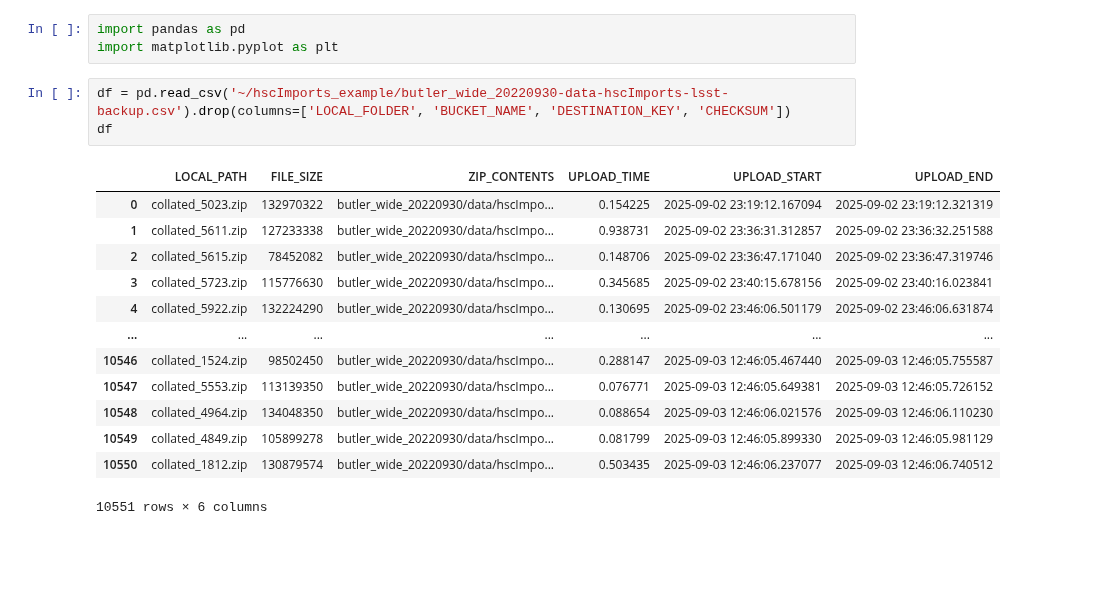
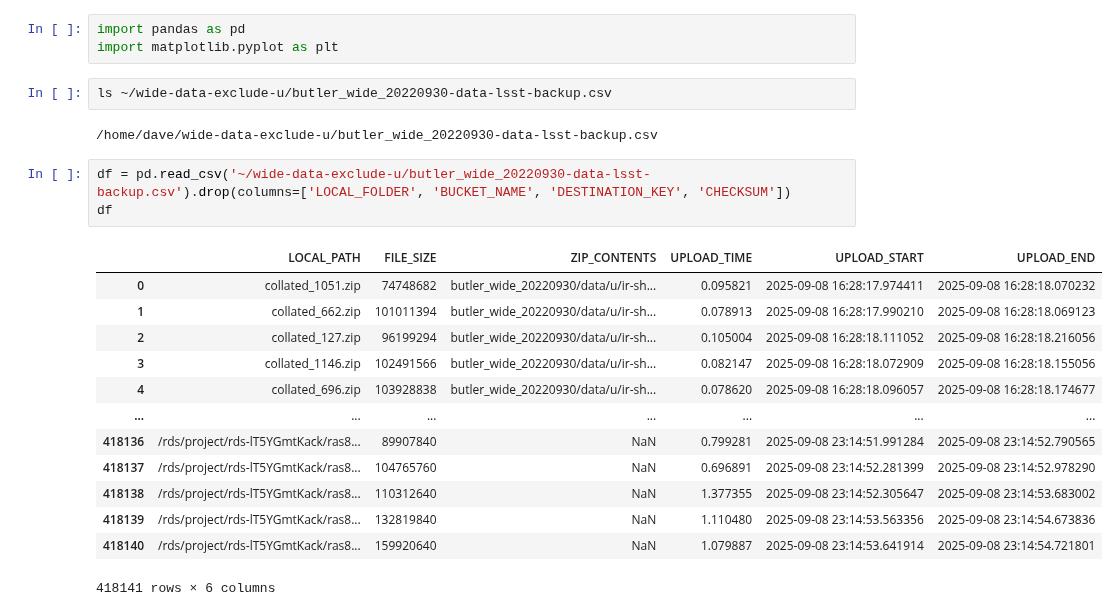
Before and after one commit to lsst-uk/csd3-echo-somerville, a Jupyter notebook: csd3-side/notebooks/transfer_speeds_from_log.ipynb, the cells around one changed output. Drawn from its saved outputs; the diff is of its cells as text; blank space fills up the shorter version.

```diff
--- a/csd3-side/notebooks/transfer_speeds_from_log.ipynb
+++ b/csd3-side/notebooks/transfer_speeds_from_log.ipynb
@@ -1,23 +1,27 @@
 # %%
 import pandas as pd
 import matplotlib.pyplot as plt
+# %%
+ls ~/wide-data-exclude-u/butler_wide_20220930-data-lsst-backup.csv
+# %% [output]
+/home/dave/wide-data-exclude-u/butler_wide_20220930-data-lsst-backup.csv
 # %%
-df = pd.read_csv('~/hscImports_example/butler_wide_20220930-data-hscImports-lsst-backup.csv').drop(columns=['LOCAL_FOLDER', 'BUCKET_NAME', 'DESTINATION_KEY', 'CHECKSUM'])
+df = pd.read_csv('~/wide-data-exclude-u/butler_wide_20220930-data-lsst-backup.csv').drop(columns=['LOCAL_FOLDER', 'BUCKET_NAME', 'DESTINATION_KEY', 'CHECKSUM'])
 df
 # %% [output]
 |  | LOCAL_PATH | FILE_SIZE | ZIP_CONTENTS | UPLOAD_TIME | UPLOAD_START | UPLOAD_END |
-| 0 | collated_5023.zip | 132970322 | butler_wide_20220930/data/hscImpo... | 0.154225 | 2025-09-02 23:19:12.167094 | 2025-09-02 23:19:12.321319 |
-| 1 | collated_5611.zip | 127233338 | butler_wide_20220930/data/hscImpo... | 0.938731 | 2025-09-02 23:36:31.312857 | 2025-09-02 23:36:32.251588 |
-| 2 | collated_5615.zip | 78452082 | butler_wide_20220930/data/hscImpo... | 0.148706 | 2025-09-02 23:36:47.171040 | 2025-09-02 23:36:47.319746 |
-| 3 | collated_5723.zip | 115776630 | butler_wide_20220930/data/hscImpo... | 0.345685 | 2025-09-02 23:40:15.678156 | 2025-09-02 23:40:16.023841 |
-| 4 | collated_5922.zip | 132224290 | butler_wide_20220930/data/hscImpo... | 0.130695 | 2025-09-02 23:46:06.501179 | 2025-09-02 23:46:06.631874 |
+| 0 | collated_1051.zip | 74748682 | butler_wide_20220930/data/u/ir-sh... | 0.095821 | 2025-09-08 16:28:17.974411 | 2025-09-08 16:28:18.070232 |
+| 1 | collated_662.zip | 101011394 | butler_wide_20220930/data/u/ir-sh... | 0.078913 | 2025-09-08 16:28:17.990210 | 2025-09-08 16:28:18.069123 |
+| 2 | collated_127.zip | 96199294 | butler_wide_20220930/data/u/ir-sh... | 0.105004 | 2025-09-08 16:28:18.111052 | 2025-09-08 16:28:18.216056 |
+| 3 | collated_1146.zip | 102491566 | butler_wide_20220930/data/u/ir-sh... | 0.082147 | 2025-09-08 16:28:18.072909 | 2025-09-08 16:28:18.155056 |
+| 4 | collated_696.zip | 103928838 | butler_wide_20220930/data/u/ir-sh... | 0.078620 | 2025-09-08 16:28:18.096057 | 2025-09-08 16:28:18.174677 |
 | ... | ... | ... | ... | ... | ... | ... |
-| 10546 | collated_1524.zip | 98502450 | butler_wide_20220930/data/hscImpo... | 0.288147 | 2025-09-03 12:46:05.467440 | 2025-09-03 12:46:05.755587 |
-| 10547 | collated_5553.zip | 113139350 | butler_wide_20220930/data/hscImpo... | 0.076771 | 2025-09-03 12:46:05.649381 | 2025-09-03 12:46:05.726152 |
-| 10548 | collated_4964.zip | 134048350 | butler_wide_20220930/data/hscImpo... | 0.088654 | 2025-09-03 12:46:06.021576 | 2025-09-03 12:46:06.110230 |
-| 10549 | collated_4849.zip | 105899278 | butler_wide_20220930/data/hscImpo... | 0.081799 | 2025-09-03 12:46:05.899330 | 2025-09-03 12:46:05.981129 |
-| 10550 | collated_1812.zip | 130879574 | butler_wide_20220930/data/hscImpo... | 0.503435 | 2025-09-03 12:46:06.237077 | 2025-09-03 12:46:06.740512 |
+| 418136 | /rds/project/rds-lT5YGmtKack/ras8... | 89907840 | NaN | 0.799281 | 2025-09-08 23:14:51.991284 | 2025-09-08 23:14:52.790565 |
+| 418137 | /rds/project/rds-lT5YGmtKack/ras8... | 104765760 | NaN | 0.696891 | 2025-09-08 23:14:52.281399 | 2025-09-08 23:14:52.978290 |
+| 418138 | /rds/project/rds-lT5YGmtKack/ras8... | 110312640 | NaN | 1.377355 | 2025-09-08 23:14:52.305647 | 2025-09-08 23:14:53.683002 |
+| 418139 | /rds/project/rds-lT5YGmtKack/ras8... | 132819840 | NaN | 1.110480 | 2025-09-08 23:14:53.563356 | 2025-09-08 23:14:54.673836 |
+| 418140 | /rds/project/rds-lT5YGmtKack/ras8... | 159920640 | NaN | 1.079887 | 2025-09-08 23:14:53.641914 | 2025-09-08 23:14:54.721801 |
-10551 rows × 6 columns
+418141 rows × 6 columns
 # %%
 df['OVERLAP'] = df['UPLOAD_END'].shift(1) > df['UPLOAD_START']
 df[df['OVERLAP'] == False]
```
Also changed, not shown: parts of 16 cells of this notebook.
